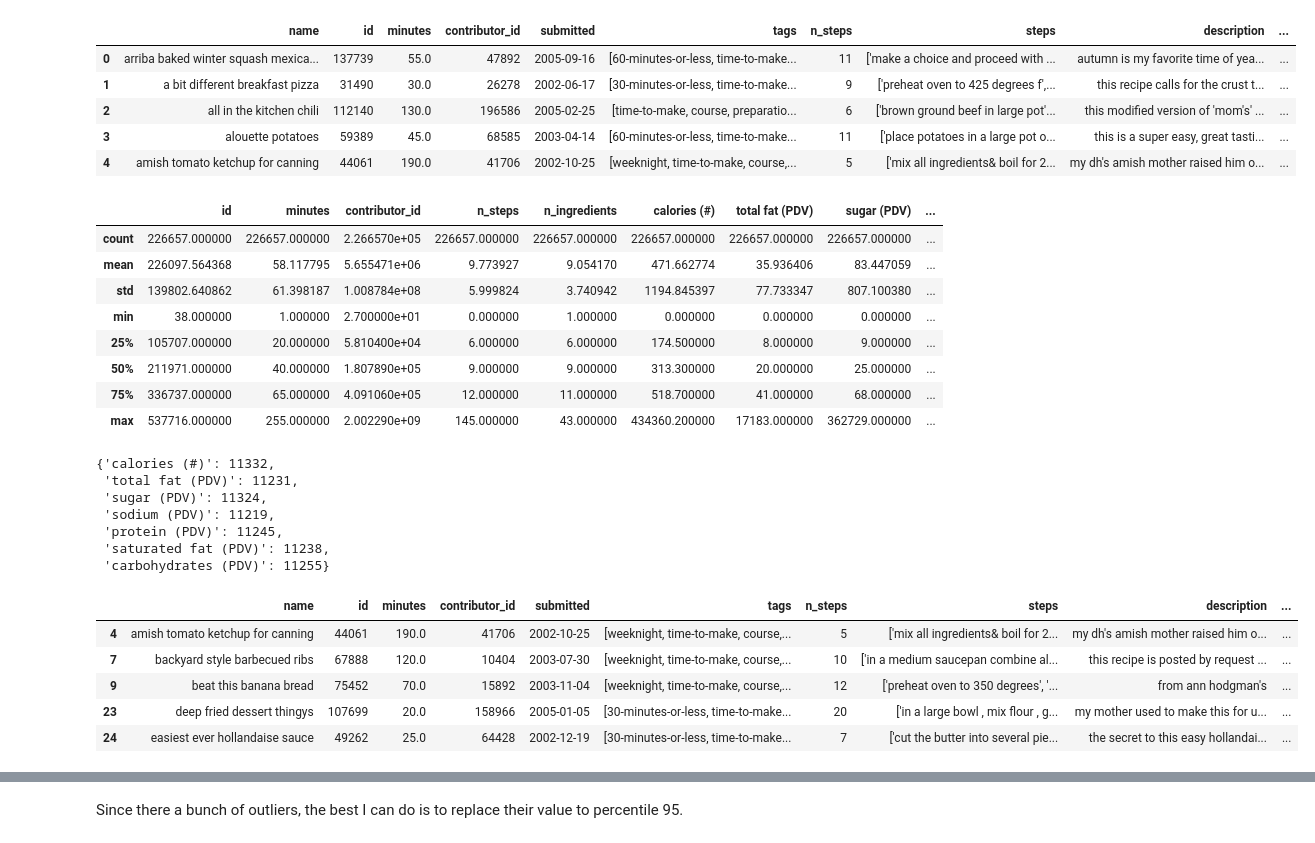
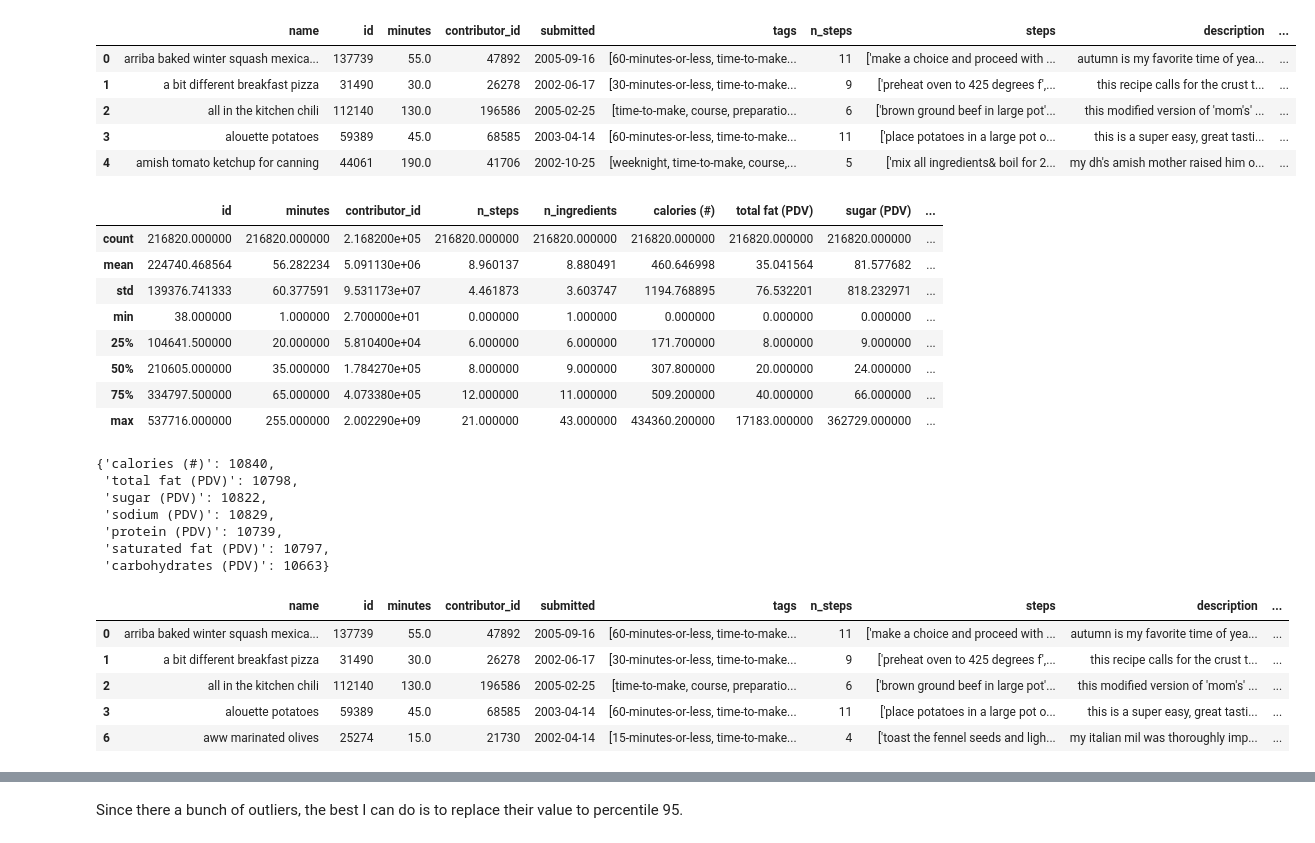
Before and after one commit to Cristian1A/recipe-recommendation-system, a Jupyter notebook: notebooks/raw_data_cleanup_and_import.ipynb, the cells around one changed output, grey strips where cells are left out. Cells and saved outputs as stored; diff of their text form; code cells hidden in the pictures.

Commit message:
Modified raw_data_cleanup_and_import.ipynb
This notebook has been updated to remove some outliers that hindered progress on the other notebooks.

```diff
--- a/notebooks/raw_data_cleanup_and_import.ipynb
+++ b/notebooks/raw_data_cleanup_and_import.ipynb
@@ -264,0 +249,7 @@ sns.boxplot(x=recipe_df_cleaned['minutes'])
+# %%
+q95_n_steps = recipe_df_cleaned['n_steps'].quantile(0.95)
+filtered_df = recipe_df_cleaned[recipe_df_cleaned['n_steps'] > q95_n_steps]
+
+recipe_df_cleaned = recipe_df_cleaned.drop(filtered_df.index)
+
+recipe_df_cleaned.describe()
@@ -309,14 +310,14 @@ recipe_df_cleaned.head()
 recipe_df_cleaned.describe()
 # %% [output]
 |  | id | minutes | contributor_id | n_steps | n_ingredients | calories (#) | total fat (PDV) | sugar (PDV) | ... |
-| count | 226657.000000 | 226657.000000 | 2.266570e+05 | 226657.000000 | 226657.000000 | 226657.000000 | 226657.000000 | 226657.000000 | ... |
-| mean | 226097.564368 | 58.117795 | 5.655471e+06 | 9.773927 | 9.054170 | 471.662774 | 35.936406 | 83.447059 | ... |
-| std | 139802.640862 | 61.398187 | 1.008784e+08 | 5.999824 | 3.740942 | 1194.845397 | 77.733347 | 807.100380 | ... |
+| count | 216820.000000 | 216820.000000 | 2.168200e+05 | 216820.000000 | 216820.000000 | 216820.000000 | 216820.000000 | 216820.000000 | ... |
+| mean | 224740.468564 | 56.282234 | 5.091130e+06 | 8.960137 | 8.880491 | 460.646998 | 35.041564 | 81.577682 | ... |
+| std | 139376.741333 | 60.377591 | 9.531173e+07 | 4.461873 | 3.603747 | 1194.768895 | 76.532201 | 818.232971 | ... |
 | min | 38.000000 | 1.000000 | 2.700000e+01 | 0.000000 | 1.000000 | 0.000000 | 0.000000 | 0.000000 | ... |
-| 25% | 105707.000000 | 20.000000 | 5.810400e+04 | 6.000000 | 6.000000 | 174.500000 | 8.000000 | 9.000000 | ... |
-| 50% | 211971.000000 | 40.000000 | 1.807890e+05 | 9.000000 | 9.000000 | 313.300000 | 20.000000 | 25.000000 | ... |
-| 75% | 336737.000000 | 65.000000 | 4.091060e+05 | 12.000000 | 11.000000 | 518.700000 | 41.000000 | 68.000000 | ... |
-| max | 537716.000000 | 255.000000 | 2.002290e+09 | 145.000000 | 43.000000 | 434360.200000 | 17183.000000 | 362729.000000 | ... |
+| 25% | 104641.500000 | 20.000000 | 5.810400e+04 | 6.000000 | 6.000000 | 171.700000 | 8.000000 | 9.000000 | ... |
+| 50% | 210605.000000 | 35.000000 | 1.784270e+05 | 8.000000 | 9.000000 | 307.800000 | 20.000000 | 24.000000 | ... |
+| 75% | 334797.500000 | 65.000000 | 4.073380e+05 | 12.000000 | 11.000000 | 509.200000 | 40.000000 | 66.000000 | ... |
+| max | 537716.000000 | 255.000000 | 2.002290e+09 | 21.000000 | 43.000000 | 434360.200000 | 17183.000000 | 362729.000000 | ... |
 # %%
 percentiles_95 = recipe_df_cleaned[nutrition_col_names].quantile(0.95)
 # %%
@@ -327,21 +328,23 @@ for col in nutrition_col_names:
 
 outliers_count
 # %% [output]
-{'calories (#)': 11332,
- 'total fat (PDV)': 11231,
- 'sugar (PDV)': 11324,
- 'sodium (PDV)': 11219,
- 'protein (PDV)': 11245,
- 'saturated fat (PDV)': 11238,
- 'carbohydrates (PDV)': 11255}
+{'calories (#)': 10840,
+ 'total fat (PDV)': 10798,
+ 'sugar (PDV)': 10822,
+ 'sodium (PDV)': 10829,
+ 'protein (PDV)': 10739,
+ 'saturated fat (PDV)': 10797,
+ 'carbohydrates (PDV)': 10663}
 # %%
 outliers_df = recipe_df_cleaned[(recipe_df_cleaned[nutrition_col_names] > percentiles_95).any(axis=1)]
 
-outliers_df.head()
+recipe_df_cleaned = recipe_df_cleaned.drop(outliers_df.index)
+
+recipe_df_cleaned.head()
 # %% [output]
 |  | name | id | minutes | contributor_id | submitted | tags | n_steps | steps | description | ... |
-| 4 | amish tomato ketchup for canning | 44061 | 190.0 | 41706 | 2002-10-25 | [weeknight, time-to-make, course,... | 5 | ['mix all ingredients& boil for 2... | my dh's amish mother raised him o... | ... |
-| 7 | backyard style barbecued ribs | 67888 | 120.0 | 10404 | 2003-07-30 | [weeknight, time-to-make, course,... | 10 | ['in a medium saucepan combine al... | this recipe is posted by request ... | ... |
-| 9 | beat this banana bread | 75452 | 70.0 | 15892 | 2003-11-04 | [weeknight, time-to-make, course,... | 12 | ['preheat oven to 350 degrees', '... | from ann hodgman's | ... |
-| 23 | deep fried dessert thingys | 107699 | 20.0 | 158966 | 2005-01-05 | [30-minutes-or-less, time-to-make... | 20 | ['in a large bowl , mix flour , g... | my mother used to make this for u... | ... |
-| 24 | easiest ever hollandaise sauce | 49262 | 25.0 | 64428 | 2002-12-19 | [30-minutes-or-less, time-to-make... | 7 | ['cut the butter into several pie... | the secret to this easy hollandai... | ... |
+| 0 | arriba baked winter squash mexica... | 137739 | 55.0 | 47892 | 2005-09-16 | [60-minutes-or-less, time-to-make... | 11 | ['make a choice and proceed with ... | autumn is my favorite time of yea... | ... |
+| 1 | a bit different breakfast pizza | 31490 | 30.0 | 26278 | 2002-06-17 | [30-minutes-or-less, time-to-make... | 9 | ['preheat oven to 425 degrees f',... | this recipe calls for the crust t... | ... |
+| 2 | all in the kitchen chili | 112140 | 130.0 | 196586 | 2005-02-25 | [time-to-make, course, preparatio... | 6 | ['brown ground beef in large pot'... | this modified version of 'mom's' ... | ... |
+| 3 | alouette potatoes | 59389 | 45.0 | 68585 | 2003-04-14 | [60-minutes-or-less, time-to-make... | 11 | ['place potatoes in a large pot o... | this is a super easy, great tasti... | ... |
+| 6 | aww marinated olives | 25274 | 15.0 | 21730 | 2002-04-14 | [15-minutes-or-less, time-to-make... | 4 | ['toast the fennel seeds and ligh... | my italian mil was thoroughly imp... | ... |
```
Also changed, not shown: parts of 7 cells of this notebook.
